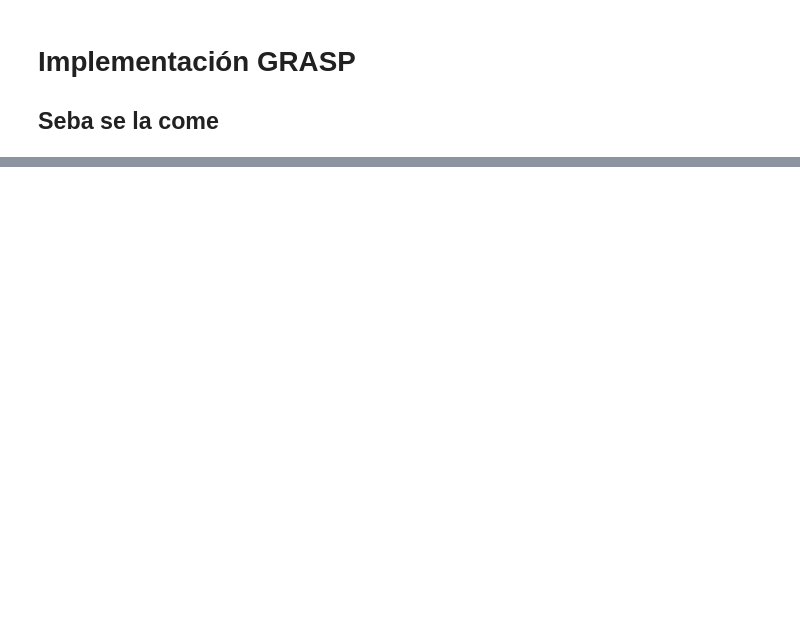
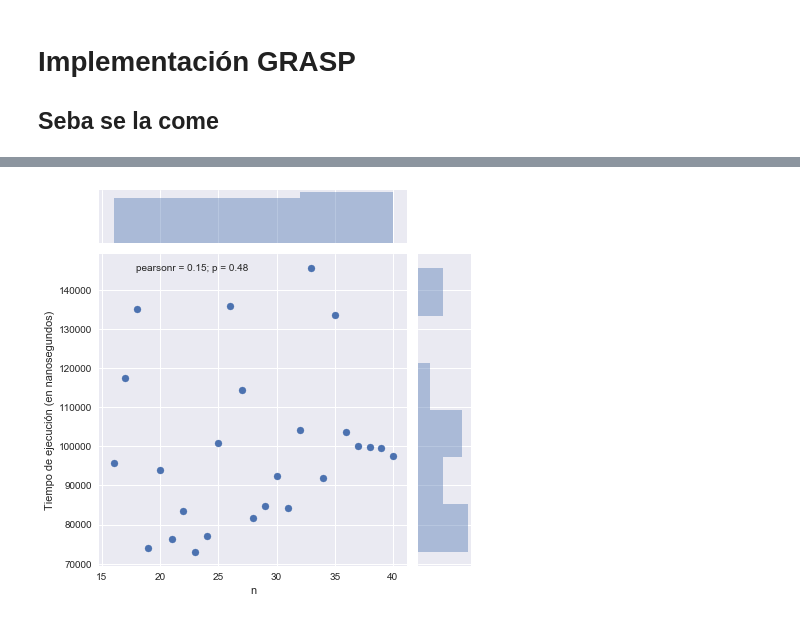
Before and after one commit to ZebaSz/algo3-tp3, a Jupyter notebook: informe/data/Algo3-TP3.ipynb, the cells around one changed output, grey strips where cells are left out. Cells and saved outputs as stored; diff of their text form; code cells hidden in the pictures; blank space fills up the shorter version.

```diff
--- a/informe/data/Algo3-TP3.ipynb
+++ b/informe/data/Algo3-TP3.ipynb
@@ -94,0 +134,11 @@ FileNotFoundError: File b'grasp.csv' does not exist
+# %%
+dfGraspD = dfGrasp[(dfGrasp.n > 15) & (dfGrasp.m == 40) & (dfGrasp.p == 0.5) & (dfGrasp.it == 1)]
+
+g = sns.jointplot(
+    x=n, y=ns, data=dfGraspD
+)
+g.set_axis_labels(xlabel=n, ylabel=tiempo)
+
+plt.show()
+# %% [output]
+[figure, added]
```
Also changed, not shown: parts of 17 cells of this notebook, 8 other files.
